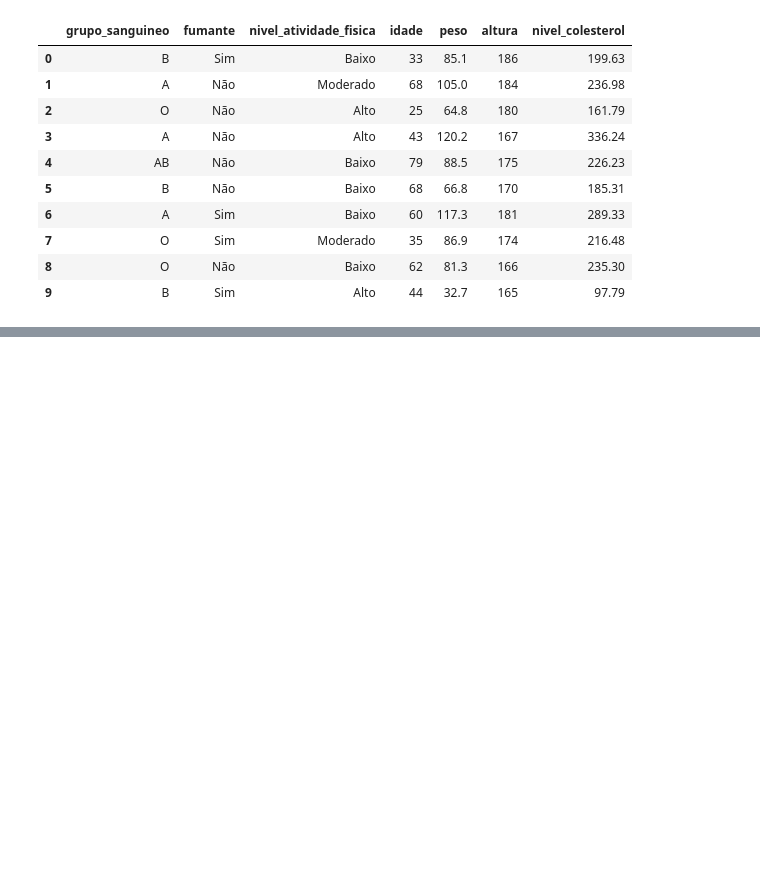
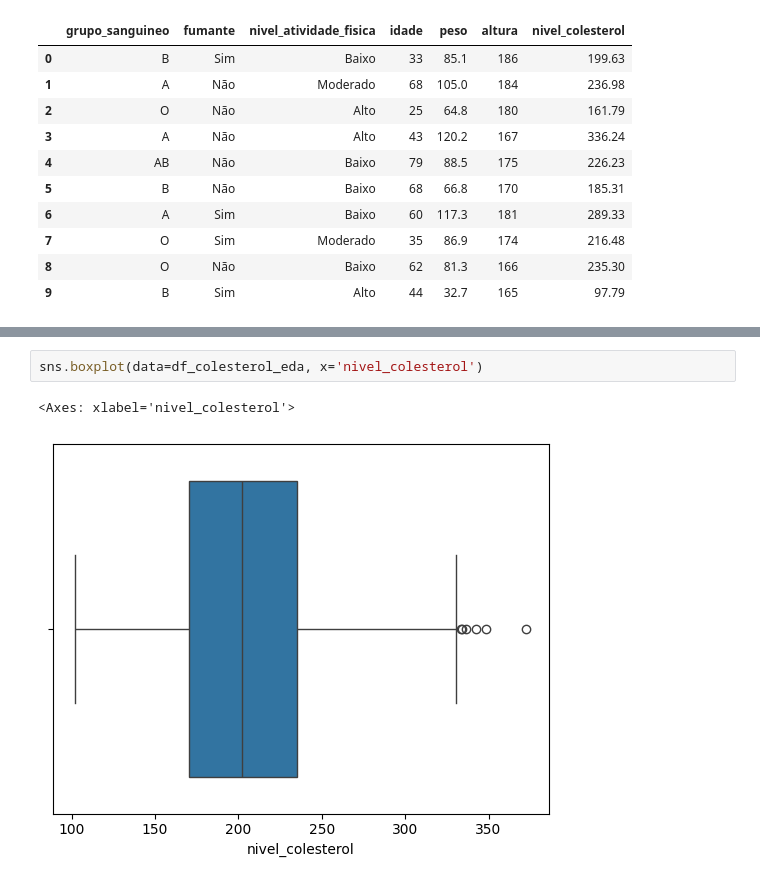
Before and after one commit to karylchesman/colesterol-regression-model, a Jupyter notebook: model_notebook.ipynb, the cells around one changed output, grey strips where cells are left out. Saved outputs shown, nothing was run; the diff lists cells and outputs as text; blank space fills up the shorter version.

```diff
--- a/model_notebook.ipynb
+++ b/model_notebook.ipynb
@@ -160,0 +185,5 @@ df_colesterol_eda.head(10)
+# %%
+sns.boxplot(data=df_colesterol_eda, x='nivel_colesterol')
+# %% [output]
+<Axes: xlabel='nivel_colesterol'>
+[figure, added]
```
Also changed, not shown: parts of 6 cells of this notebook.
